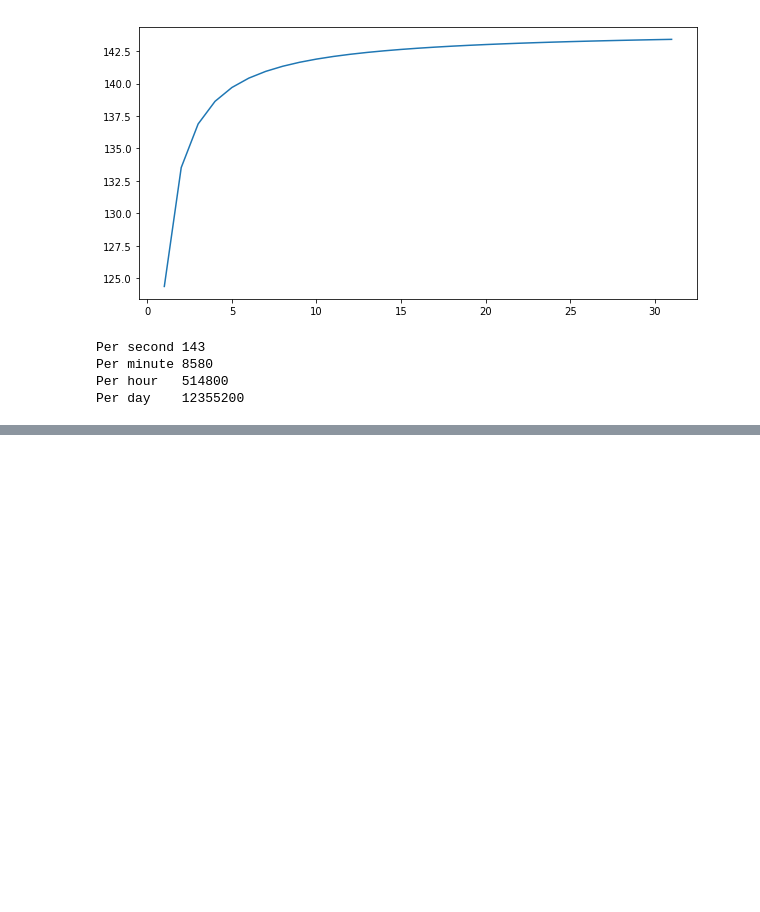
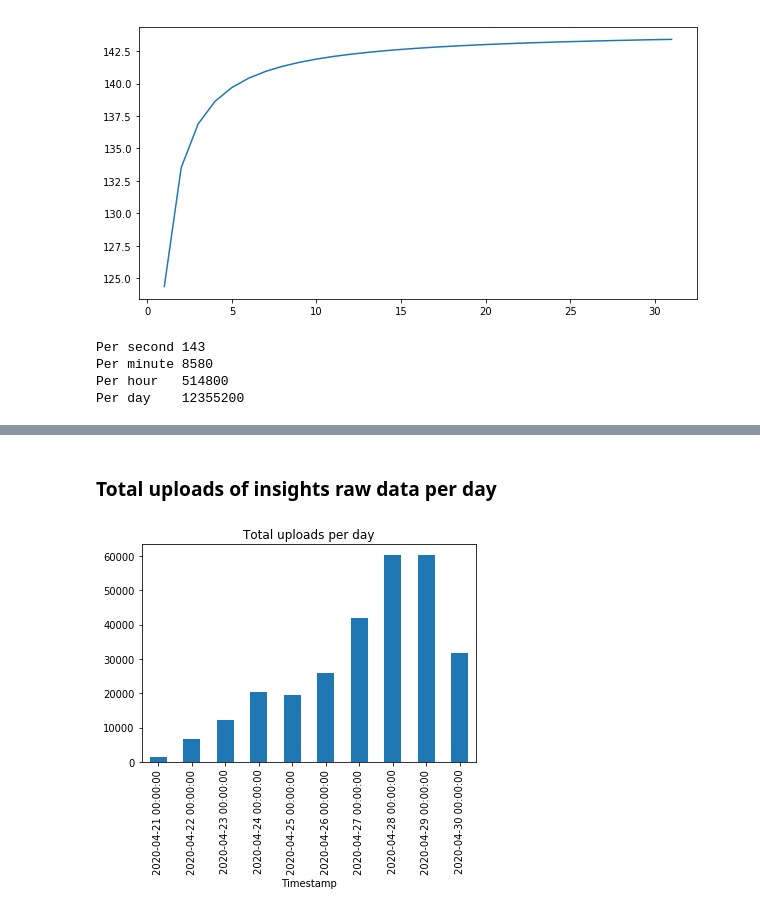
Before and after one commit to tisnik/jupyter-notebook-examples, a Jupyter notebook: consumer_benchmarks.ipynb, the cells around one changed output, grey strips where cells are left out. Cells and saved outputs as stored; diff of their text form; code cells hidden in the pictures; blank space fills up the shorter version.

```diff
--- a/consumer_benchmarks.ipynb
+++ b/consumer_benchmarks.ipynb
@@ -258,0 +265,2 @@ Per day    12355200
+# %%
+upload_timestamps=pd.read_csv("upload_timestamps_2020_04.csv", parse_dates=[0])
@@ -258,0 +278,7 @@ Per day    12355200
+# %% [markdown]
+### Total uploads of insights raw data per day
+# %%
+by_day = upload_timestamps.resample('1D', on='Timestamp').count()
+by_day_plot = by_day.plot(title="Total uploads per day",legend=None, kind="bar")
+# %% [output]
+[figure, added]
```
Also changed, not shown: parts of 16 cells of this notebook.
